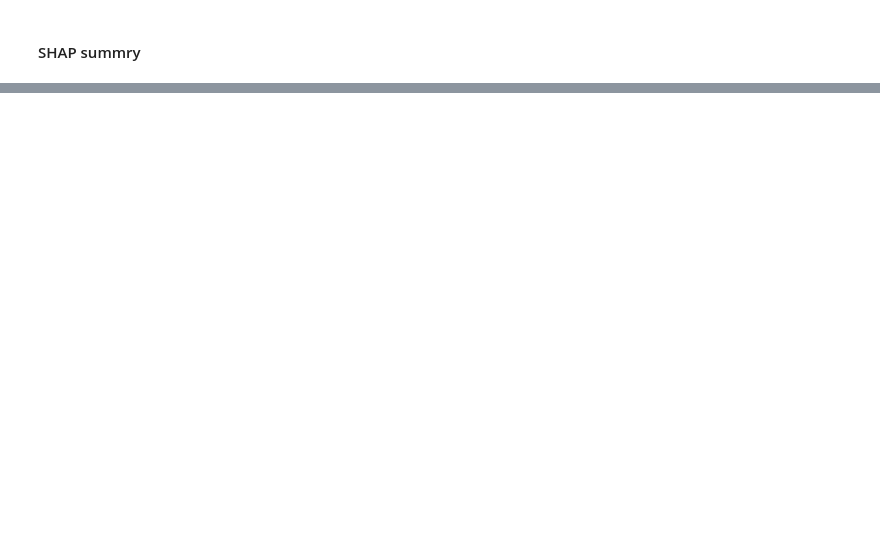
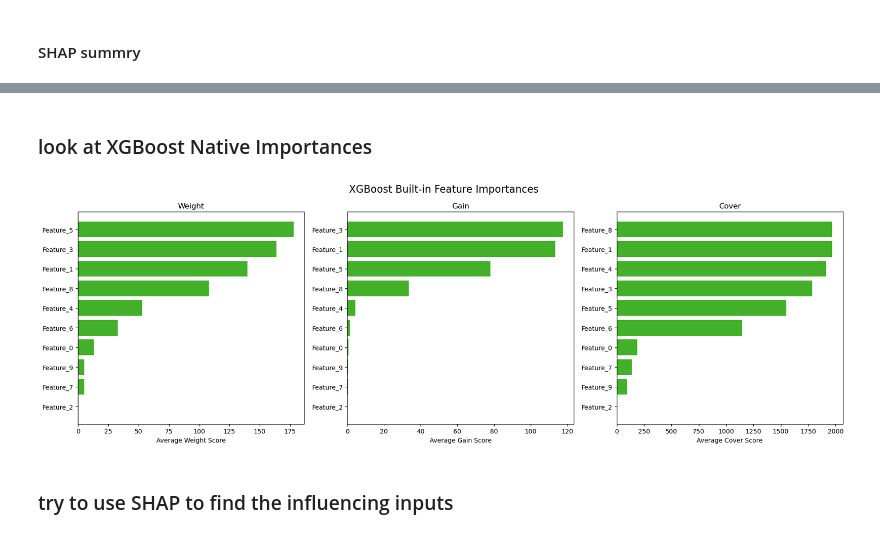
Before and after one commit to lior0110/XAI-tests, a Jupyter notebook: XAI test 1.ipynb, the cells around one changed output, grey strips where cells are left out. Cells and saved outputs as stored; diff of their text form; code cells hidden in the pictures; blank space fills up the shorter version.

Commit message:
adding test with hidden features

```diff
--- a/XAI test 1.ipynb
+++ b/XAI test 1.ipynb
@@ -269,0 +273,18 @@ Ranked Features (Most to Least Important):
+# %%
+
+# 1. Setup & Data
+X, hidden_featues, y, feature_names, hidden_feature_names = generate_synthetic_data_with_hidden_features(
+    num_inputs = 10,
+    num_samples = 5000,
+    num_contributing_features = (2, 5),
+    num_hidden_features = (1, 2),
+    weight_range = (-3, 3),
+    num_interactions = (1, 2),
+    interaction_weight_range = (-3, 3),
+    noise_std = 0.05,
+    hidden_in_linear = True,           # Should hidden features have a linear impact?
+    hidden_in_interactions = True,     # Should hidden features be part of interactions?
+    )
+
+# Split data here so both OLS and XGBoost train on the exact same subsets
+X_train, X_test, y_train, y_test = train_test_split(X, y, test_size=0.2, random_state=42)
@@ -269,0 +329,6 @@ Ranked Features (Most to Least Important):
+# %%
+
+# 3. Machine Learning Modeling (XGBoost)
+# We pass the pre-split data directly to ensure apples-to-apples comparison
+model = xgb.XGBRegressor(n_estimators=100, max_depth=3, learning_rate=0.1)
+model.fit(X_train, y_train)
@@ -269,0 +347,10 @@ Ranked Features (Most to Least Important):
+# %% [markdown]
+### look at XGBoost Native Importances
+# %%
+
+# 4. XGBoost Native Importances
+plot_all_xgb_importances(model, feature_names)
+# %% [output]
+[figure, added]
+# %% [markdown]
+### try to use SHAP to find the influencing inputs
```
Also changed, not shown: parts of 25 cells of this notebook, 1 other file.
